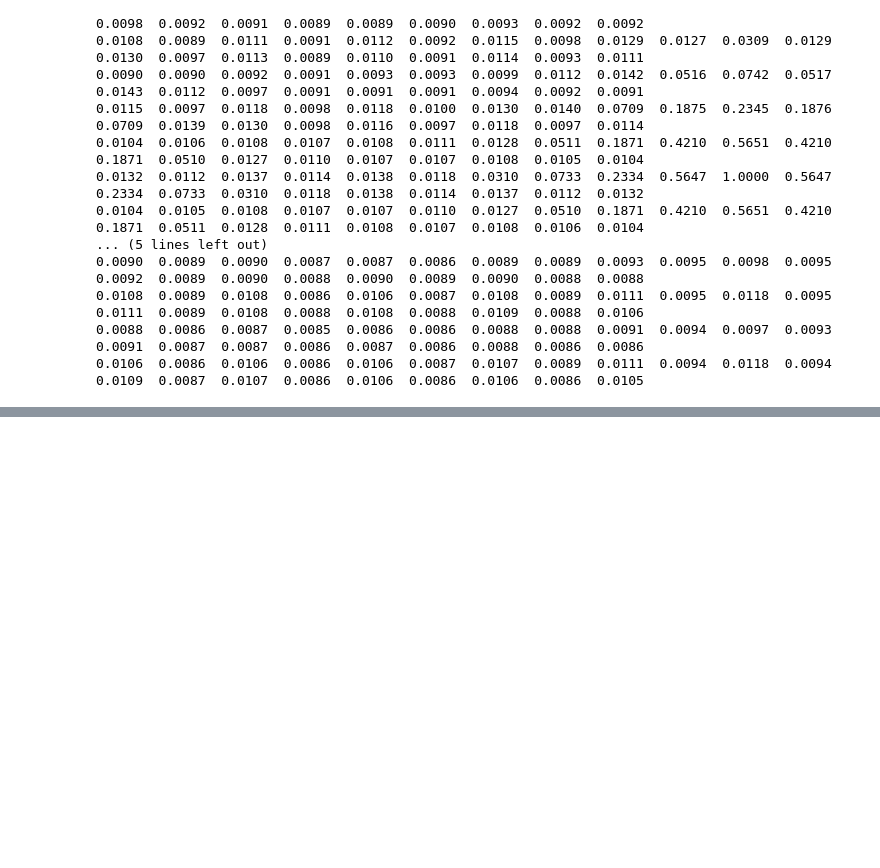
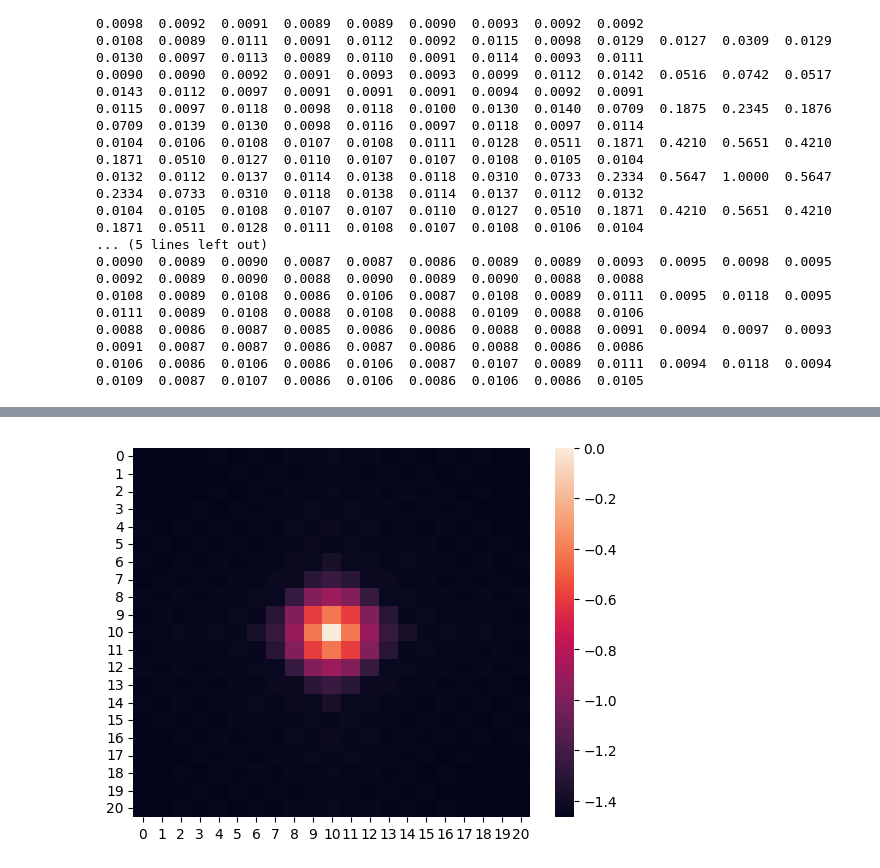
Before and after one commit to haydenych/csc2529-project, a Jupyter notebook: correlation/correlation.ipynb, the cells around one changed output, grey strips where cells are left out. Drawn from its saved outputs; the diff is of its cells as text; code cells hidden in the pictures; blank space fills up the shorter version.

```diff
--- a/correlation/correlation.ipynb
+++ b/correlation/correlation.ipynb
@@ -73,0 +114,4 @@ noise_map_individual.shape
+# %%
+plot_noise_map(np.log(noise_map_individual[50]))
+# %% [output]
+[figure, added]
```
Also changed, not shown: parts of 10 cells of this notebook.
